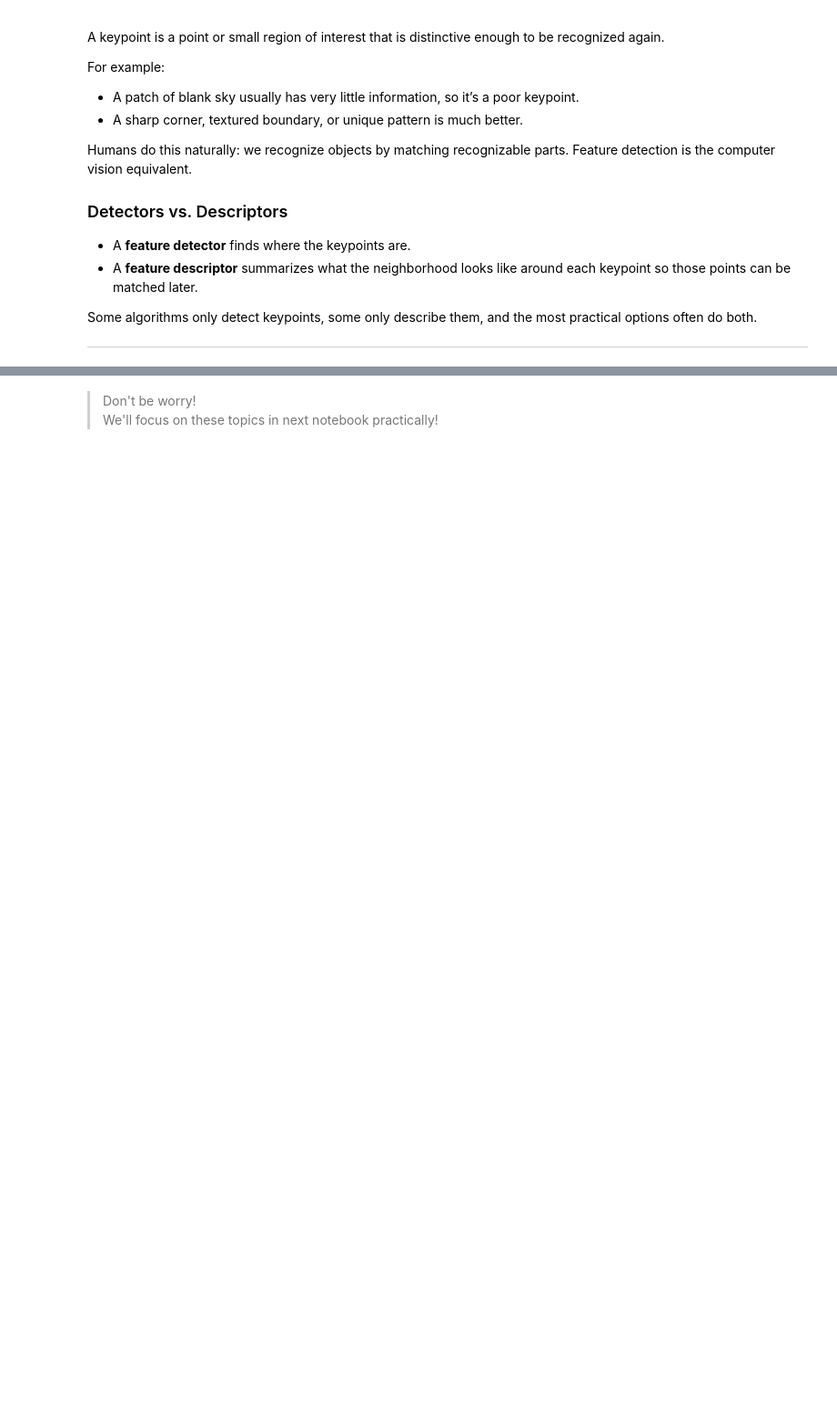
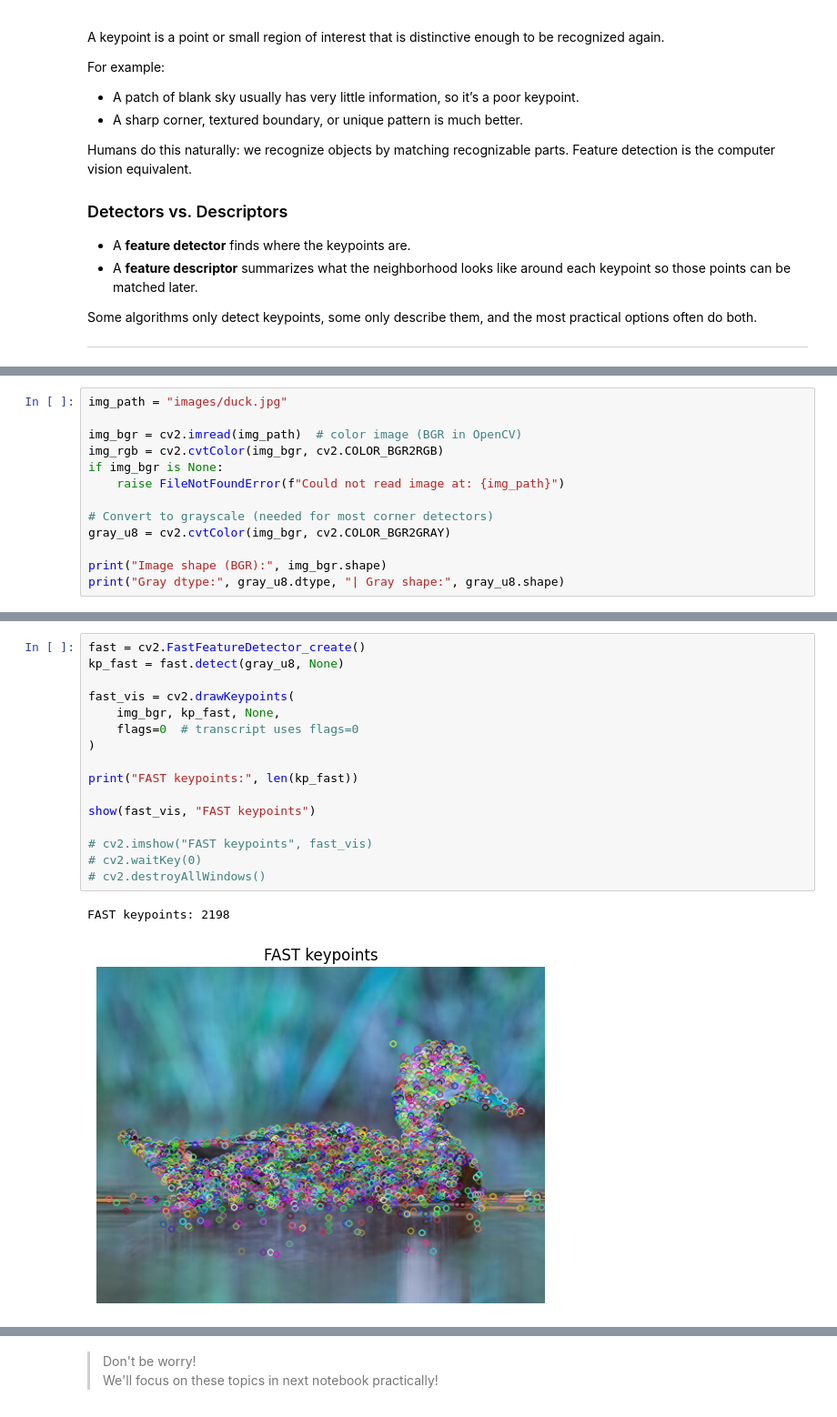
Before and after one commit to ZanyarHajiEsmaiPoor/imageProcessing, a Jupyter notebook: notebooks/13.openCV-4.ipynb, the cells around one changed output, grey strips where cells are left out. Shown at 91% size. Saved outputs shown, nothing was run; the diff lists cells and outputs as text; blank space fills up the shorter version.

```diff
--- a/notebooks/13.openCV-4.ipynb
+++ b/notebooks/13.openCV-4.ipynb
@@ -44,0 +53,13 @@ If images shift over time, feature-based methods can find corresponding keypoint
+# %%
+img_path = "images/duck.jpg"
+
+img_bgr = cv2.imread(img_path)  # color image (BGR in OpenCV)
+img_rgb = cv2.cvtColor(img_bgr, cv2.COLOR_BGR2RGB)
+if img_bgr is None:
+    raise FileNotFoundError(f"Could not read image at: {img_path}")
+
+# Convert to grayscale (needed for most corner detectors)
+gray_u8 = cv2.cvtColor(img_bgr, cv2.COLOR_BGR2GRAY)
+
+print("Image shape (BGR):", img_bgr.shape)
+print("Gray dtype:", gray_u8.dtype, "| Gray shape:", gray_u8.shape)
@@ -110,0 +206,19 @@ But remember:
+# %%
+fast = cv2.FastFeatureDetector_create()
+kp_fast = fast.detect(gray_u8, None)
+
+fast_vis = cv2.drawKeypoints(
+    img_bgr, kp_fast, None,
+    flags=0  # transcript uses flags=0
+)
+
+print("FAST keypoints:", len(kp_fast))
+
+show(fast_vis, "FAST keypoints")
+
+# cv2.imshow("FAST keypoints", fast_vis)
+# cv2.waitKey(0)
+# cv2.destroyAllWindows()
+# %% [output]
+FAST keypoints: 2198
+[figure, added]
```
Also changed, not shown: parts of 19 cells of this notebook, 2 other files.
